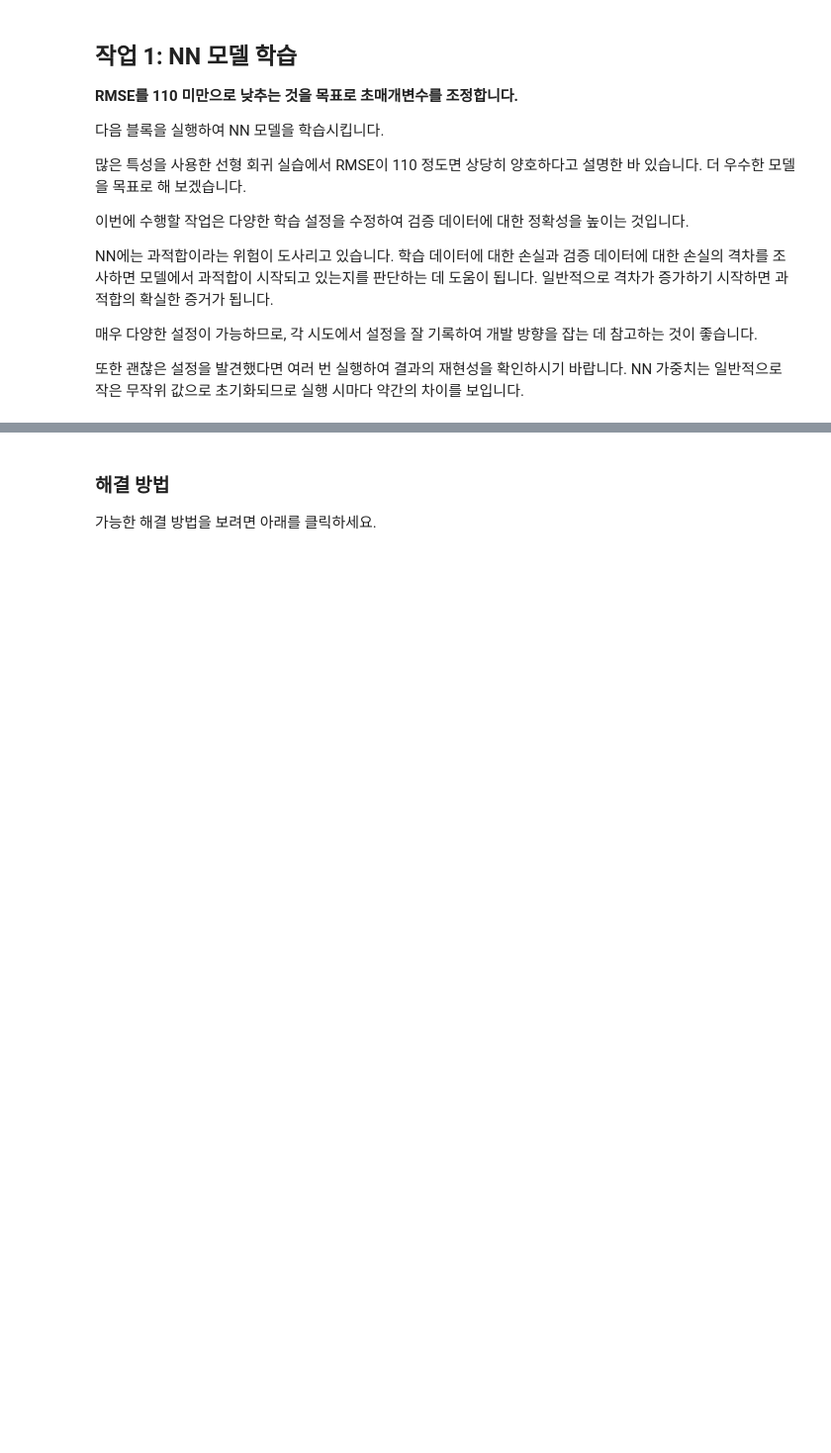
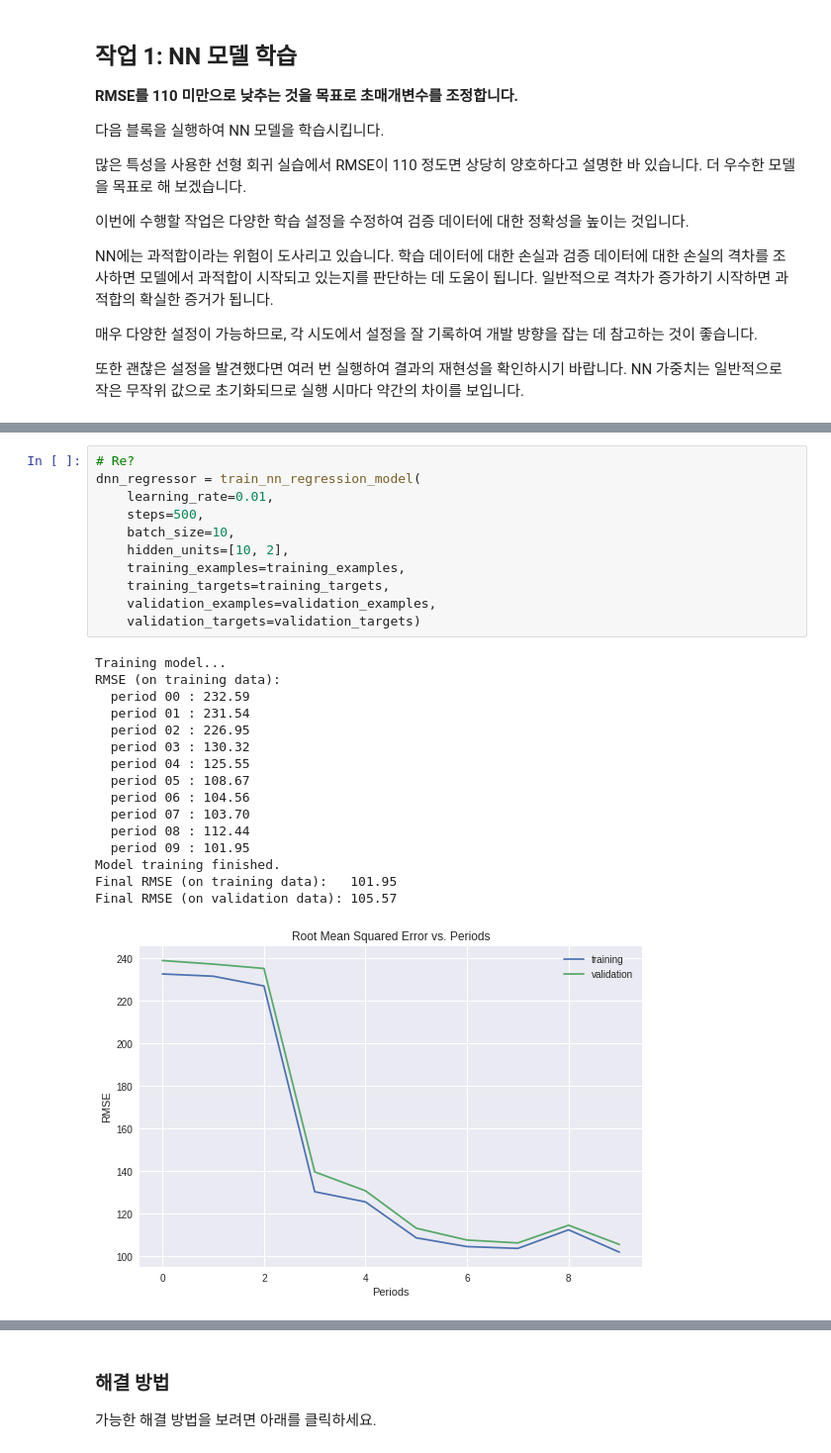
Before and after one commit to aseria/mlcc, a Jupyter notebook: intro_to_neural_nets.ipynb, the cells around one changed output, grey strips where cells are left out. Shown at 99% size. Cells and saved outputs as stored; diff of their text form; blank space fills up the shorter version.

```diff
--- a/intro_to_neural_nets.ipynb
+++ b/intro_to_neural_nets.ipynb
@@ -357,0 +358,28 @@ Final RMSE (on validation data): 129.23
+# %%
+# Re?
+dnn_regressor = train_nn_regression_model(
+    learning_rate=0.01,
+    steps=500,
+    batch_size=10,
+    hidden_units=[10, 2],
+    training_examples=training_examples,
+    training_targets=training_targets,
+    validation_examples=validation_examples,
+    validation_targets=validation_targets)
+# %% [output]
+Training model...
+RMSE (on training data):
+  period 00 : 232.59
+  period 01 : 231.54
+  period 02 : 226.95
+  period 03 : 130.32
+  period 04 : 125.55
+  period 05 : 108.67
+  period 06 : 104.56
+  period 07 : 103.70
+  period 08 : 112.44
+  period 09 : 101.95
+Model training finished.
+Final RMSE (on training data):   101.95
+Final RMSE (on validation data): 105.57
+[figure, added]
```
Also changed, not shown: parts of 13 cells of this notebook.
